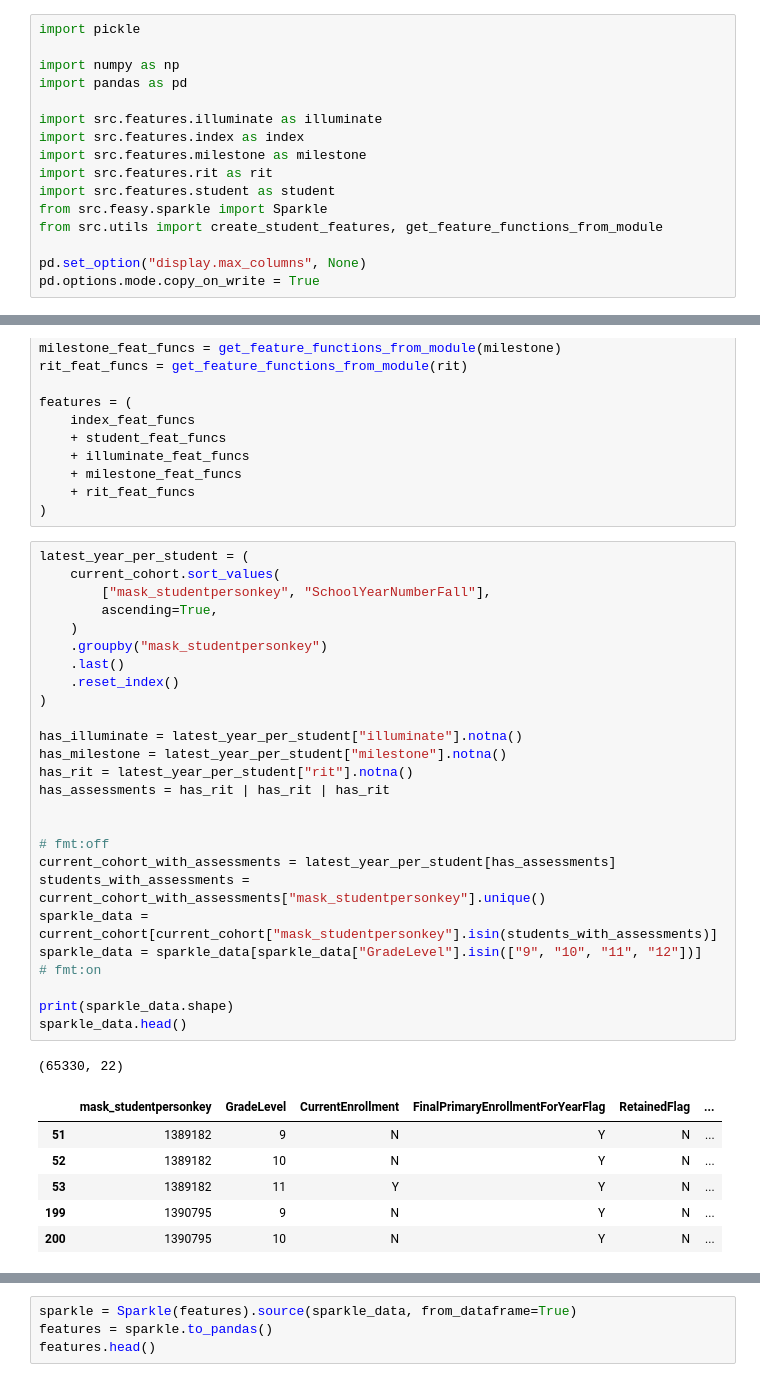
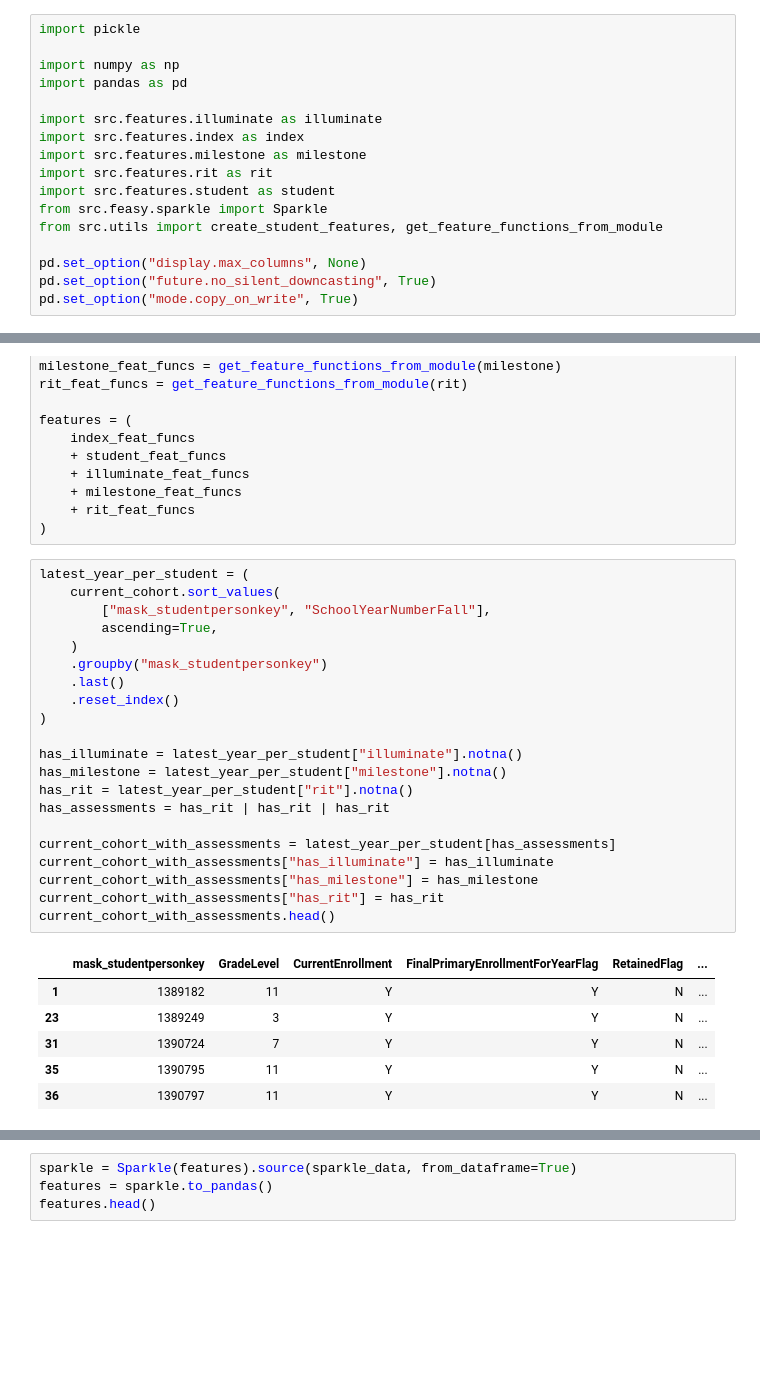
Before and after one commit to shermanpch/ai-coach, a Jupyter notebook: notebooks/005_create_chatbot_student_dataset.ipynb, the cells around one changed output, grey strips where cells are left out. Cells and saved outputs as stored; diff of their text form; blank space fills up the shorter version.

```diff
--- a/notebooks/005_create_chatbot_student_dataset.ipynb
+++ b/notebooks/005_create_chatbot_student_dataset.ipynb
@@ -45,7 +45,8 @@ from src.feasy.sparkle import Sparkle
 from src.utils import create_student_features, get_feature_functions_from_module
 
 pd.set_option("display.max_columns", None)
-pd.options.mode.copy_on_write = True
+pd.set_option("future.no_silent_downcasting", True)
+pd.set_option("mode.copy_on_write", True)
 # %%
 student_profile = pd.read_pickle("data/cleaned/student_profile_dataset.pkl")
 student_profile.head()
@@ -177,34 +200,28 @@ features = (
 # %%
 latest_year_per_student = (
     current_cohort.sort_values(
         ["mask_studentpersonkey", "SchoolYearNumberFall"],
         ascending=True,
     )
     .groupby("mask_studentpersonkey")
     .last()
     .reset_index()
 )
 
 has_illuminate = latest_year_per_student["illuminate"].notna()
 has_milestone = latest_year_per_student["milestone"].notna()
 has_rit = latest_year_per_student["rit"].notna()
 has_assessments = has_rit | has_rit | has_rit
 
-
-# fmt:off
 current_cohort_with_assessments = latest_year_per_student[has_assessments]
-students_with_assessments = current_cohort_with_assessments["mask_studentpersonkey"].unique()
-sparkle_data = current_cohort[current_cohort["mask_studentpersonkey"].isin(students_with_assessments)]
-sparkle_data = sparkle_data[sparkle_data["GradeLevel"].isin(["9", "10", "11", "12"])]
-# fmt:on
-
-print(sparkle_data.shape)
-sparkle_data.head()
+current_cohort_with_assessments["has_illuminate"] = has_illuminate
+current_cohort_with_assessments["has_milestone"] = has_milestone
+current_cohort_with_assessments["has_rit"] = has_rit
+current_cohort_with_assessments.head()
 # %% [output]
-(65330, 22)
 |  | mask_studentpersonkey | GradeLevel | CurrentEnrollment | FinalPrimaryEnrollmentForYearFlag | RetainedFlag | ... |
-| 51 | 1389182 | 9 | N | Y | N | ... |
-| 52 | 1389182 | 10 | N | Y | N | ... |
-| 53 | 1389182 | 11 | Y | Y | N | ... |
-| 199 | 1390795 | 9 | N | Y | N | ... |
-| 200 | 1390795 | 10 | N | Y | N | ... |
+| 1 | 1389182 | 11 | Y | Y | N | ... |
+| 23 | 1389249 | 3 | Y | Y | N | ... |
+| 31 | 1390724 | 7 | Y | Y | N | ... |
+| 35 | 1390795 | 11 | Y | Y | N | ... |
+| 36 | 1390797 | 11 | Y | Y | N | ... |
```
Also changed, not shown: parts of 7 cells of this notebook.
